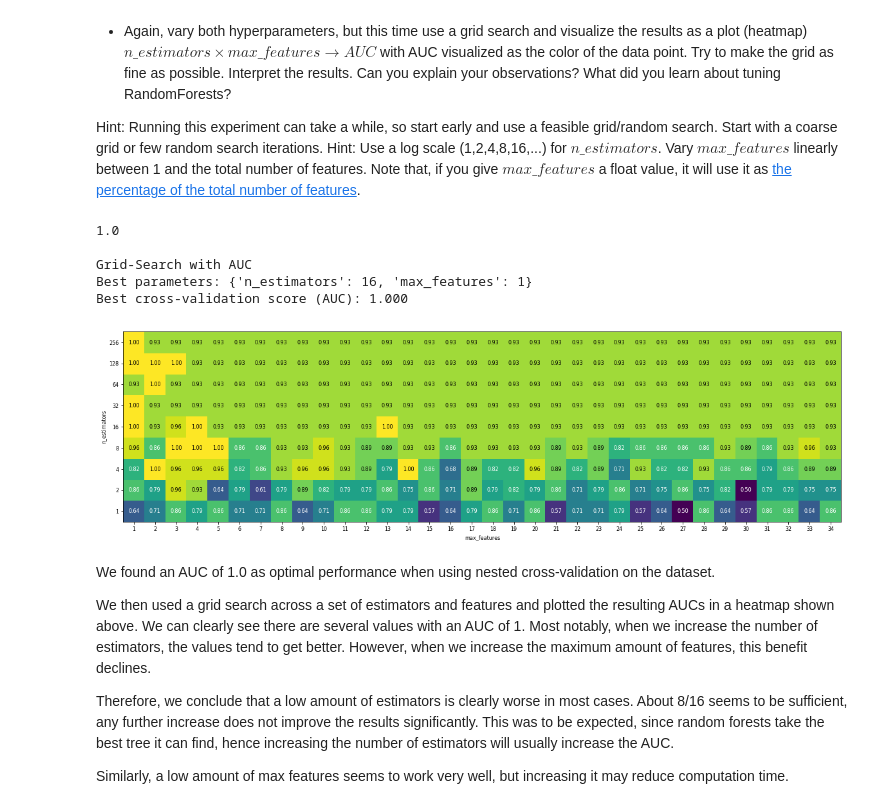
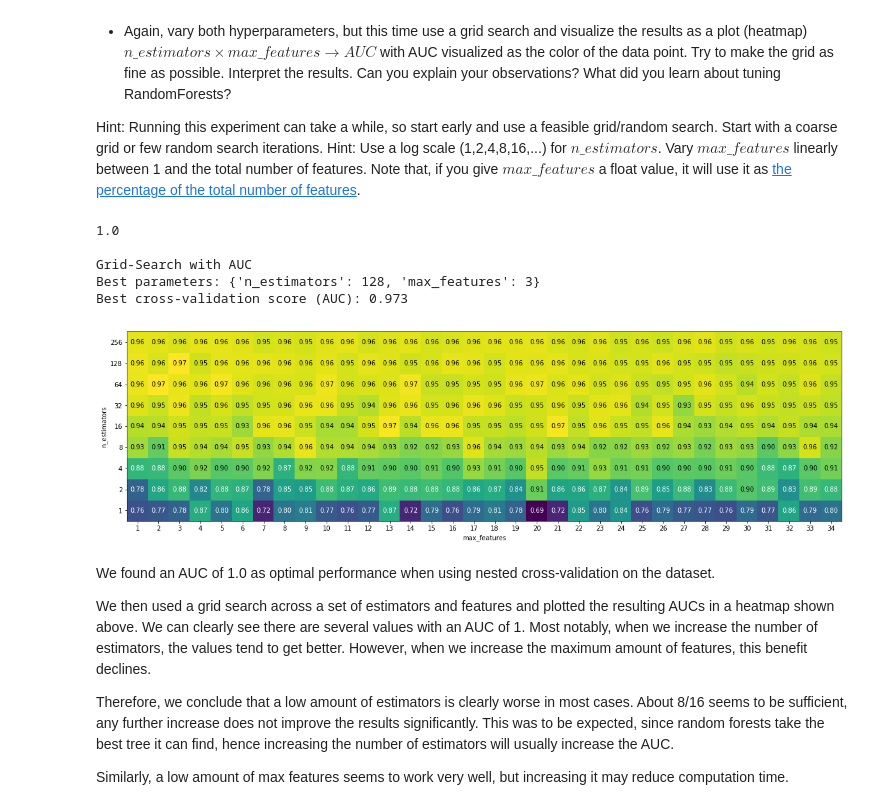
Before and after one commit to Zilarion/2IMW30-Assignment-1-2, a Jupyter notebook: a1/Assignment 1.ipynb, the cells around one changed output. Cells and saved outputs as stored; diff of their text form; code cells hidden in the pictures.

Commit message:
Work on heatmap (1.2)

```diff
--- a/a1/Assignment 1.ipynb
+++ b/a1/Assignment 1.ipynb
@@ -251,49 +251,50 @@ Hint: Use a log scale (1,2,4,8,16,...) for $n\_estimators$. Vary $max\_features$
 # %%
 from sklearn.ensemble import RandomForestClassifier
 from sklearn.model_selection import GridSearchCV
+from sklearn.model_selection import RandomizedSearchCV
 
 ionosphere = oml.datasets.get_dataset(59) # Download Ionosphere data
 X, y = ionosphere.get_data(target=ionosphere.default_target_attribute); # Get the predictors X and the labels y
 
 # -- Settings --
-percentage = 0.04       # A multiplier which controls the percentage of data we use, set to 1 to run with all data
+percentage = 1       # A multiplier which controls the percentage of data we use, set to 1 to run with all data
 
 # reduce data set size by the given percentage
 x_data = X[:int(len(X)*percentage)];
 y_data = y[:int(len(y)*percentage)];
 
 # Run for several parameters
 param_grid = { 'max_features': list(range(1,35)), 'n_estimators': [1, 2, 4, 8, 16, 32, 64, 128, 256] }
 
 # Print best prediction for a nested cross validation grid search
-scores = cross_val_score(GridSearchCV(RandomForestClassifier(), param_grid, n_jobs=-1, scoring="roc_auc", cv=5),
+scores = cross_val_score(RandomizedSearchCV(RandomForestClassifier(), param_grid, n_jobs=-1, scoring="roc_auc", cv=5),
                          x_data, y_data, scoring="roc_auc", cv=5)
 print(scores.max())
 
 # Create grid search
 grid = GridSearchCV(RandomForestClassifier(), param_grid, n_jobs=-1, scoring="roc_auc", cv=5)
 grid.fit(x_data, y_data)
 print("\nGrid-Search with AUC")
 print("Best parameters:", grid.best_params_)
 print("Best cross-validation score (AUC): {:.3f}".format(grid.best_score_))
 
 # Visualize all results
 results = pd.DataFrame(grid.cv_results_)
 scores = np.array(results.mean_test_score).reshape(34, 9)
 
 # Set plot size
 plt.figure(figsize=(20,7))
 
 # plot the mean cross-validation scores
 mglearn.tools.heatmap(np.transpose(scores), ylabel='n_estimators', yticklabels=param_grid['n_estimators'],
                       xlabel='max_features', xticklabels=param_grid['max_features'], cmap="viridis");
 # %% [output]
 1.0
 
 Grid-Search with AUC
-Best parameters: {'n_estimators': 16, 'max_features': 1}
-Best cross-validation score (AUC): 1.000
+Best parameters: {'n_estimators': 128, 'max_features': 3}
+Best cross-validation score (AUC): 0.973
-[figure, old version]
+[figure, new version]
 # %% [markdown]
 We found an AUC of 1.0 as optimal performance when using nested cross-validation on the dataset.
 
```
Also changed, not shown: parts of 2 cells of this notebook.
